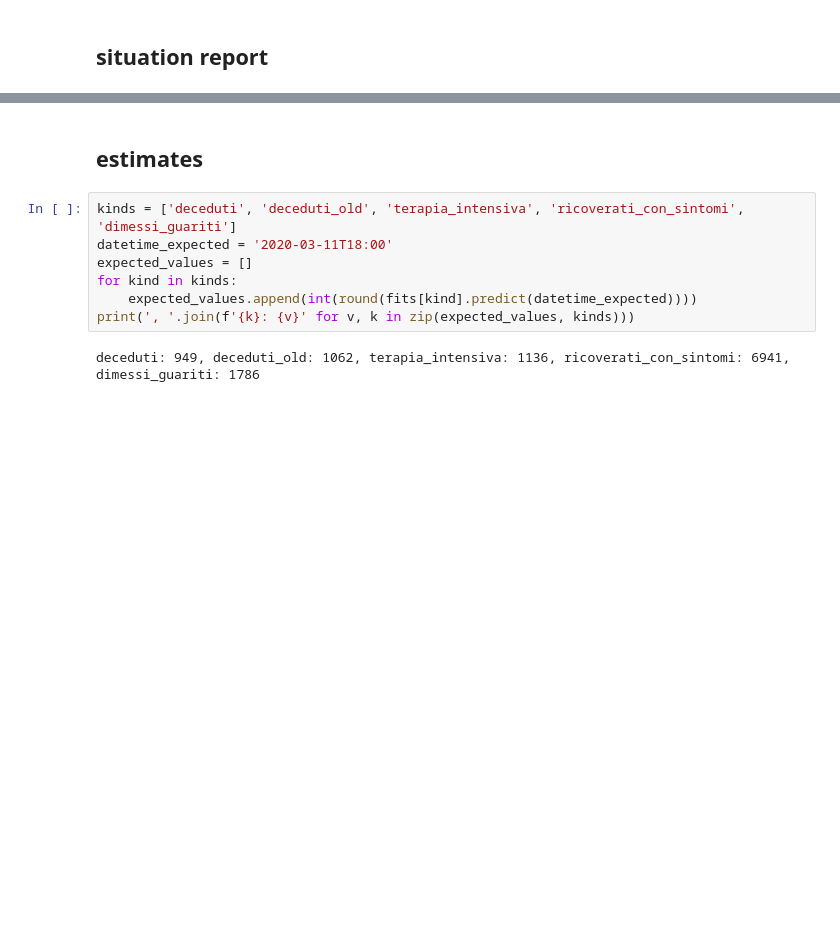
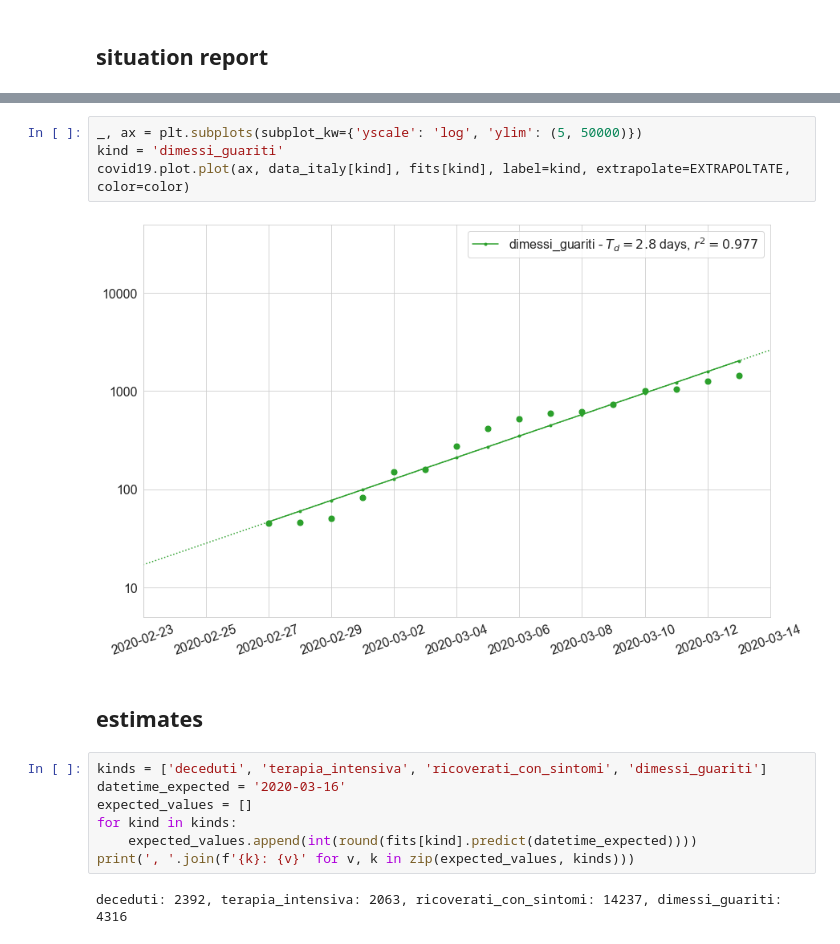
Before and after one commit to alexamici/covid-19-notebooks, a Jupyter notebook: notebooks/italy-situation-report.ipynb, the cells around one changed output, grey strips where cells are left out. Drawn from its saved outputs; the diff is of its cells as text; blank space fills up the shorter version.

```diff
--- a/notebooks/italy-situation-report.ipynb
+++ b/notebooks/italy-situation-report.ipynb
@@ -77,11 +78,17 @@ _ = ax.set(title=r'COVID-19 data for Italy. Fit is $f(t) = 2 ^ \frac{t - t_0}{T_
+# %%
+_, ax = plt.subplots(subplot_kw={'yscale': 'log', 'ylim': (5, 50000)})
+kind = 'dimessi_guariti'
+covid19.plot.plot(ax, data_italy[kind], fits[kind], label=kind, extrapolate=EXTRAPOLTATE, color=color)
+# %% [output]
+[figure, added]
 # %% [markdown]
 ## estimates
 # %%
-kinds = ['deceduti', 'deceduti_old', 'terapia_intensiva', 'ricoverati_con_sintomi', 'dimessi_guariti']
-datetime_expected = '2020-03-11T18:00'
+kinds = ['deceduti', 'terapia_intensiva', 'ricoverati_con_sintomi', 'dimessi_guariti']
+datetime_expected = '2020-03-16'
 expected_values = []
 for kind in kinds:
     expected_values.append(int(round(fits[kind].predict(datetime_expected))))
 print(', '.join(f'{k}: {v}' for v, k in zip(expected_values, kinds)))
 # %% [output]
-deceduti: 949, deceduti_old: 1062, terapia_intensiva: 1136, ricoverati_con_sintomi: 6941, dimessi_guariti: 1786
+deceduti: 2392, terapia_intensiva: 2063, ricoverati_con_sintomi: 14237, dimessi_guariti: 4316
```
Also changed, not shown: parts of 8 cells of this notebook, 2 other files.
